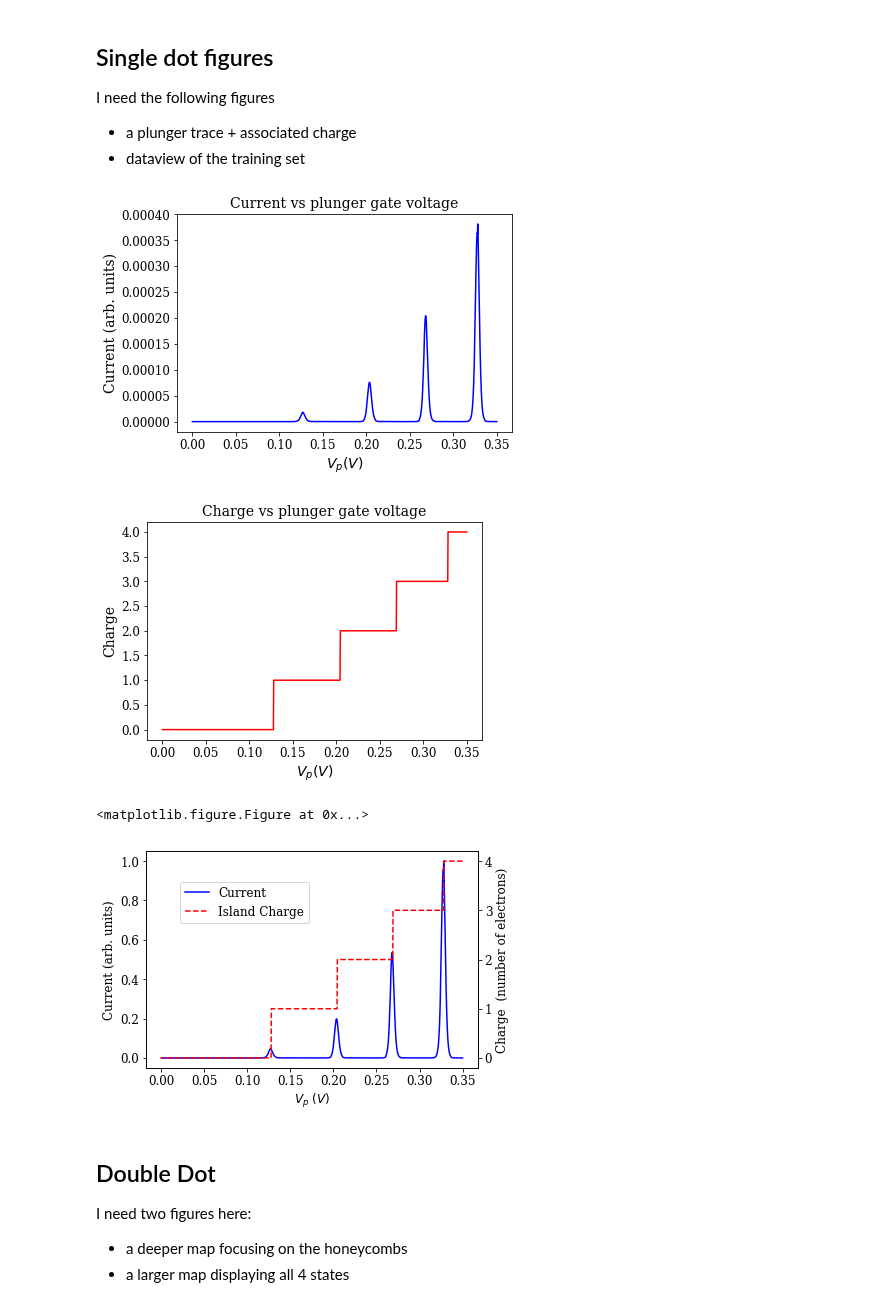
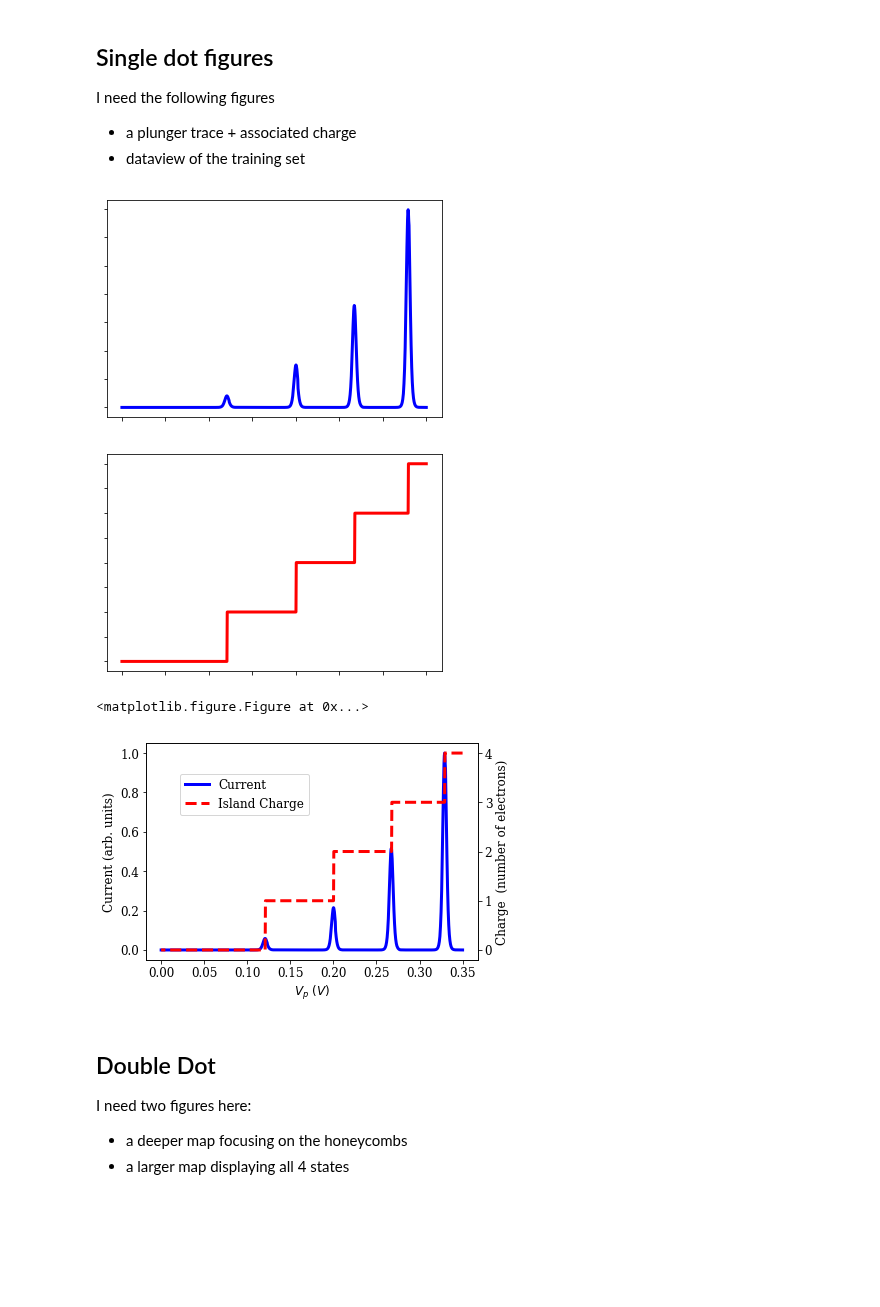
Before and after one commit to Quantumgame/quantum-ml, a Jupyter notebook: Data Generation/Figures.ipynb, the cells around one changed output. Cells and saved outputs as stored; diff of their text form; code cells hidden in the pictures; blank space fills up the shorter version.

Commit message:
figure noteboook from pc

```diff
--- a/Data Generation/Figures.ipynb
+++ b/Data Generation/Figures.ipynb
@@ -6,8 +6,9 @@ import numpy as np
 import matplotlib.pyplot as plt
 %matplotlib inline
 import sys
-sys.path.append("/Users/sandesh/repos/quantum-ml/Nanowire Model/")
-sys.path.append("/Users/sandesh/repos/quantum-ml/Data Generation/")
+home = "/home/physics43/Sandesh/"
+sys.path.append(home + "repos/quantum-ml/Nanowire Model/")
+sys.path.append(home + "/repos/quantum-ml/Data Generation/")
 
 import matplotlib as mpl
 label_size = 12
@@ -25,46 +26,52 @@ I need the following figures
 * dataview of the training set
 # %%
 import random_single_dot
-data_path = "/Users/sandesh/repos/quantum-ml/Data Generation/Figure Data/"
+data_path = home + "repos/quantum-ml/Data Generation/Figure Data/"
 
 result = random_single_dot.calc_plunger_trace(1024,data_path)
 # %%
 V_P_vec = result['V_P_vec']
 current_vec = [x['current'] for x in result['output']]
 charge_vec = [np.sum(x['charge']) for x in result['output']]
 plt.figure(1)
-plt.plot(-V_P_vec,current_vec,color='b')
-plt.ylabel(r"Current (arb. units)",fontsize=14)
-plt.xlabel(r"$V_p (V)$",fontsize=14)
-
-plt.title("Current vs plunger gate voltage",fontsize=14)
-
+plt.plot(-V_P_vec,current_vec,color='b',linewidth=3.0)
+#plt.ylabel(r"Current (arb. units)",fontsize=14)
+#plt.xlabel(r"$V_p (V)$",fontsize=14)
+#plt.title("Current vs plunger gate voltage",fontsize=14)
+frame1 = plt.gca()
+frame1.axes.xaxis.set_ticklabels([])
+frame1.axes.yaxis.set_ticklabels([])
+plt.savefig("/home/physics43/Desktop/sd_current_blank.png",dpi=300)
 
 plt.figure(2)
-plt.plot(-V_P_vec,charge_vec,color='r')
-plt.ylabel(r"Charge",fontsize=14)
-plt.xlabel(r"$V_p (V)$",fontsize=14)
-plt.title("Charge vs plunger gate voltage",fontsize=14)
+plt.plot(-V_P_vec,charge_vec,color='r',linewidth=3.0)
+#plt.ylabel(r"Charge",fontsize=14)
+#plt.xlabel(r"$V_p (V)$",fontsize=14)
+#plt.title("Charge vs plunger gate voltage",fontsize=14)
+frame1 = plt.gca()
+frame1.axes.xaxis.set_ticklabels([])
+frame1.axes.yaxis.set_ticklabels([])
+plt.savefig("/home/physics43/Desktop/sd_charge_blank.png",dpi=300)
 
 plt.figure(3)
 fig,ax1 = plt.subplots()
-p1 = ax1.plot(-V_P_vec,current_vec/np.max(current_vec),'b-',label="Current")
+p1 = ax1.plot(-V_P_vec,current_vec/np.max(current_vec),'b-',label="Current",linewidth=3.0)
 ax1.set_ylabel(r"Current (arb. units)")
 ax1.set_xlabel(r"$V_p\ (V)$")
 
 ax2 = ax1.twinx()
-p2 = ax2.plot(-V_P_vec,charge_vec, 'r--',label="Island Charge")
+p2 = ax2.plot(-V_P_vec,charge_vec, 'r--',label="Island Charge",linewidth=3.0)
 ax2.set_ylabel(r"Charge  (number of electrons)")
 ax2.set_yticks(range(5))
 fig.tight_layout()
 labels = [x.get_label() for x in p1 + p2]
 fig.legend(p1+p2,labels,loc=(0.2,0.7))
-plt.savefig("/Users/sandesh/Desktop/sd_combined.png",dpi=300)
+plt.savefig("/home/physics43/Desktop/sd_combined.png",dpi=300)
 # %% [output]
-[figure, old version]
+[figure, new version]
-[figure, old version]
+[figure, new version]
 <matplotlib.figure.Figure at 0x...>
-[figure, old version]
+[figure, new version]
 # %% [markdown]
 ## Double Dot
 
```
Also changed, not shown: parts of 3 cells of this notebook.
